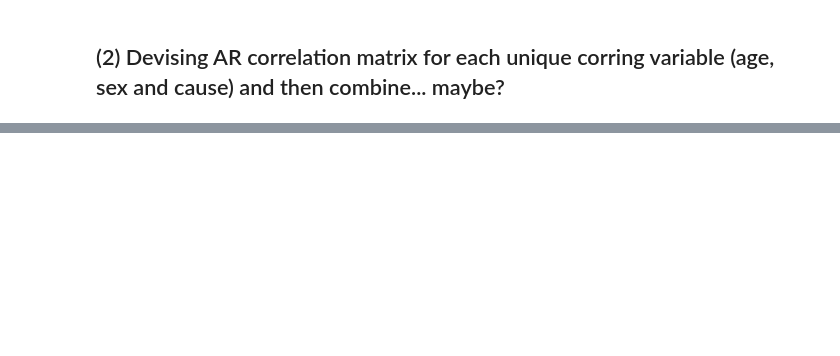
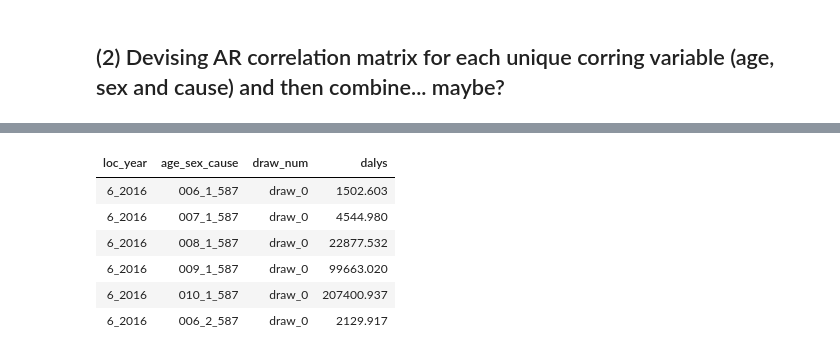
Before and after one commit to sadatnfs/copula, a Jupyter notebook: data_example/1_simple_get_draws_example.ipynb, the cells around one changed output, grey strips where cells are left out. Drawn from its saved outputs; the diff is of its cells as text; code cells hidden in the pictures; blank space fills up the shorter version.

```diff
--- a/data_example/1_simple_get_draws_example.ipynb
+++ b/data_example/1_simple_get_draws_example.ipynb
@@ -192 +259,11 @@ Classes ‘data.table’ and 'data.frame':  360000 obs. of  4 variables:
  - attr(*, ".internal.selfref")=<externalptr>
+# %%
+head(dalys_binded_long)
+# %% [output]
+| loc_year | age_sex_cause | draw_num | dalys |
+| 6_2016 | 006_1_587 | draw_0 | 1502.603 |
+| 6_2016 | 007_1_587 | draw_0 | 4544.980 |
+| 6_2016 | 008_1_587 | draw_0 | 22877.532 |
+| 6_2016 | 009_1_587 | draw_0 | 99663.020 |
+| 6_2016 | 010_1_587 | draw_0 | 207400.937 |
+| 6_2016 | 006_2_587 | draw_0 | 2129.917 |
```
Also changed, not shown: parts of 10 cells of this notebook, 1 other file.
